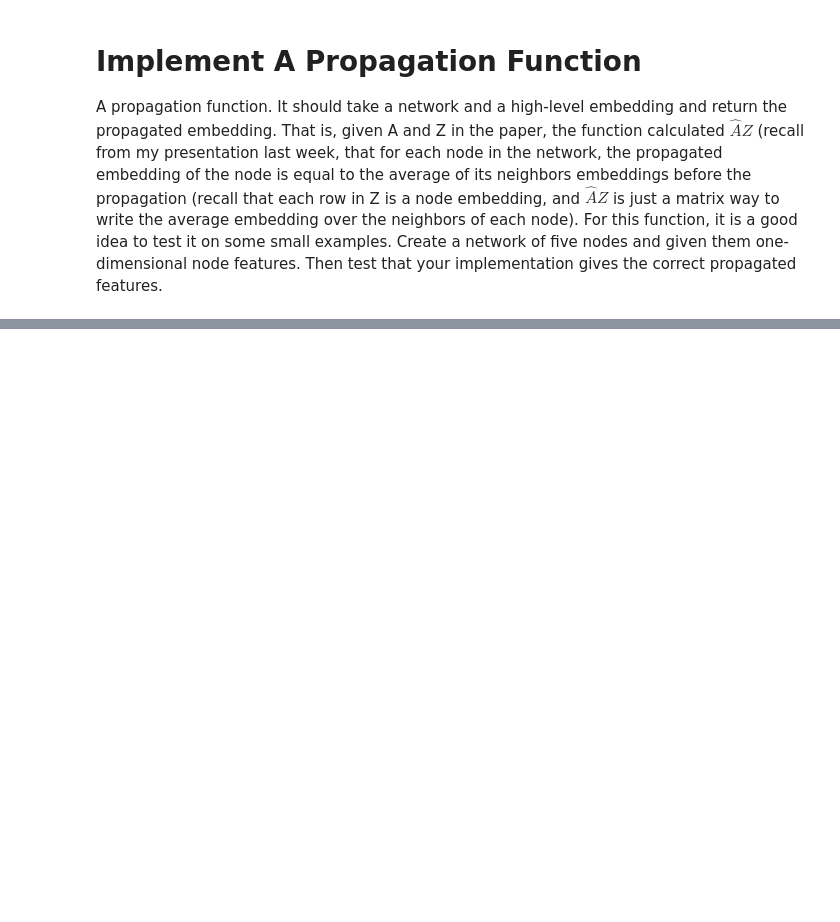
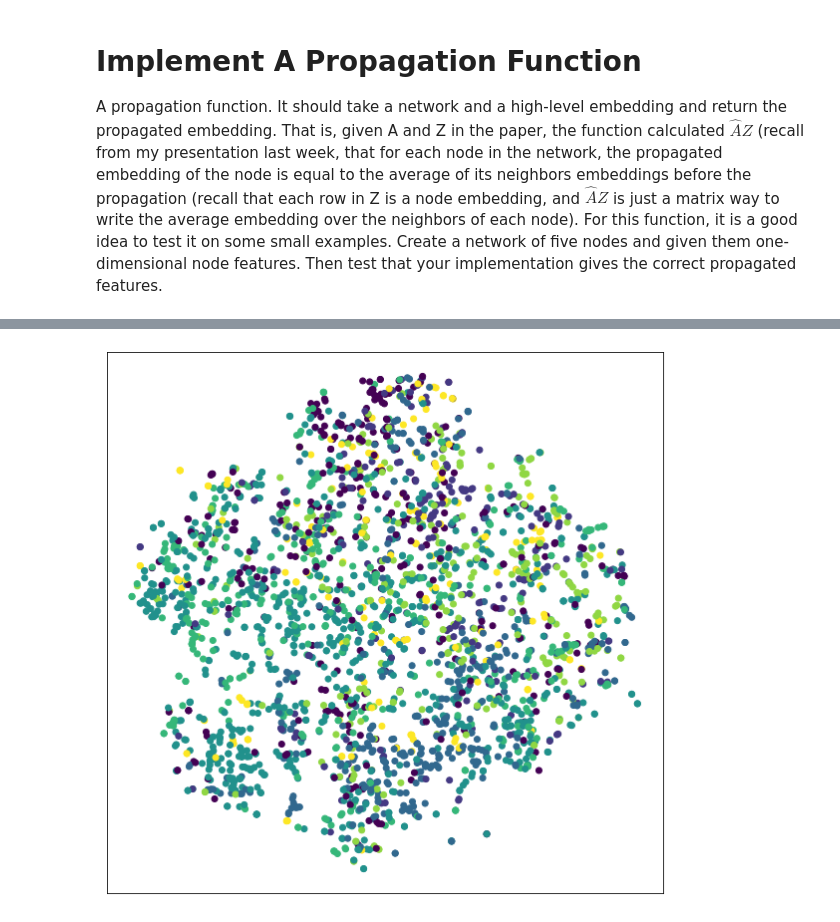
Before and after one commit to vstenby/02460GraphRegularization, a Jupyter notebook: Notebooks/P-Reg.ipynb, the cells around one changed output, grey strips where cells are left out. Saved outputs shown, nothing was run; the diff lists cells and outputs as text; code cells hidden in the pictures; blank space fills up the shorter version.

```diff
--- a/Notebooks/P-Reg.ipynb
+++ b/Notebooks/P-Reg.ipynb
@@ -199,0 +380,5 @@ A propagation function. It should take a network and a high-level embedding and
+# %%
+model = GCN()
+# %%
+X = model(data).detach().numpy().astype('float64')
+Y = tsne(X)
@@ -199,0 +403,8 @@ A propagation function. It should take a network and a high-level embedding and
+# %%
+plt.figure(figsize=(10,10))
+plt.scatter(Y[:, 0], Y[:, 1], c = data.y)
+plt.xticks([])
+plt.yticks([])
+plt.show()
+# %% [output]
+[figure, added]
```
Also changed, not shown: parts of 20 cells of this notebook, 4 other files.
